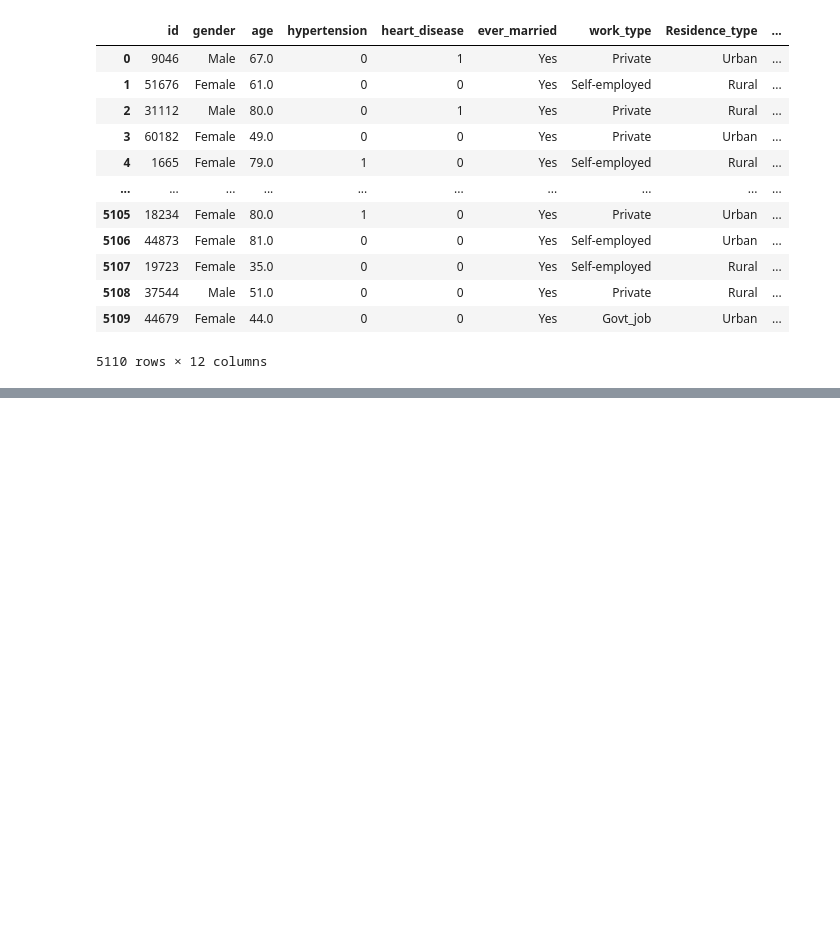
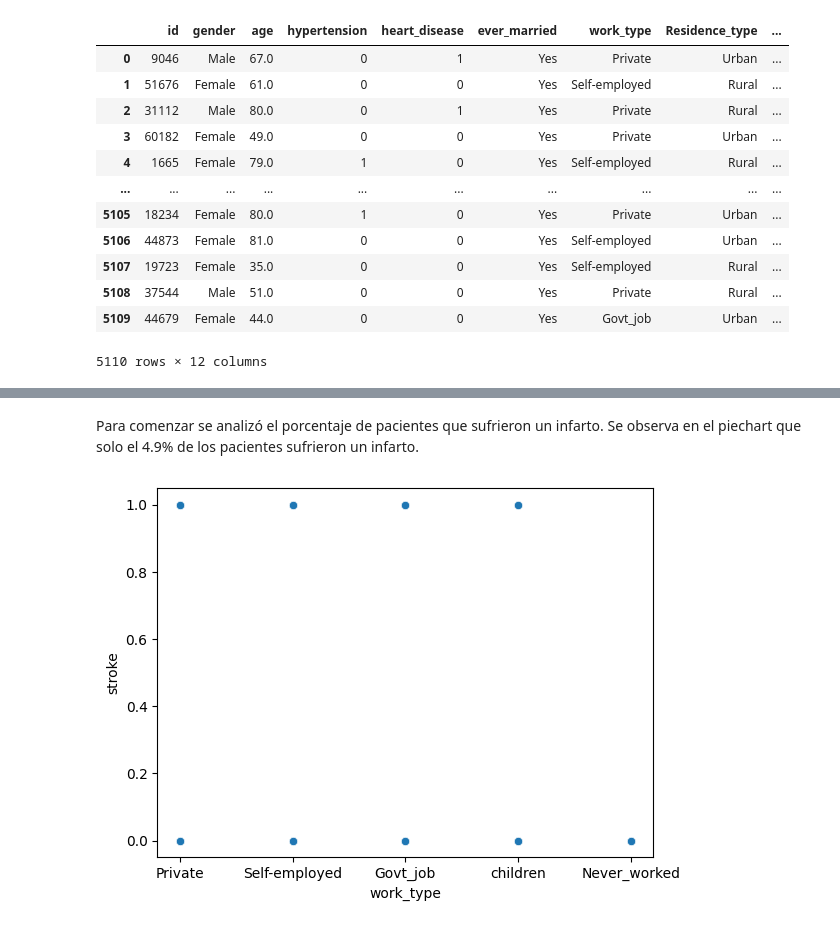
Before and after one commit to andresgabas/DS-Coderhouse, a Jupyter notebook: Visualización_Gabás.ipynb, the cells around one changed output, grey strips where cells are left out. Saved outputs shown, nothing was run; the diff lists cells and outputs as text; code cells hidden in the pictures; blank space fills up the shorter version.

```diff
--- a/Visualización_Gabás.ipynb
+++ b/Visualización_Gabás.ipynb
@@ -25,0 +63,9 @@ stroke
+# %% [markdown]
+Para comenzar se analizó el porcentaje de pacientes que sufrieron un infarto. Se observa en el piechart que solo el 4.9% de los pacientes sufrieron un infarto.
+# %%
+# prompt: Plot a scartterplot relating column work type and column stroke
+
+sns.scatterplot(x="work_type", y="stroke", data=stroke)
+plt.show()
+# %% [output]
+[figure, added]
```
Also changed, not shown: parts of 5 cells of this notebook.
